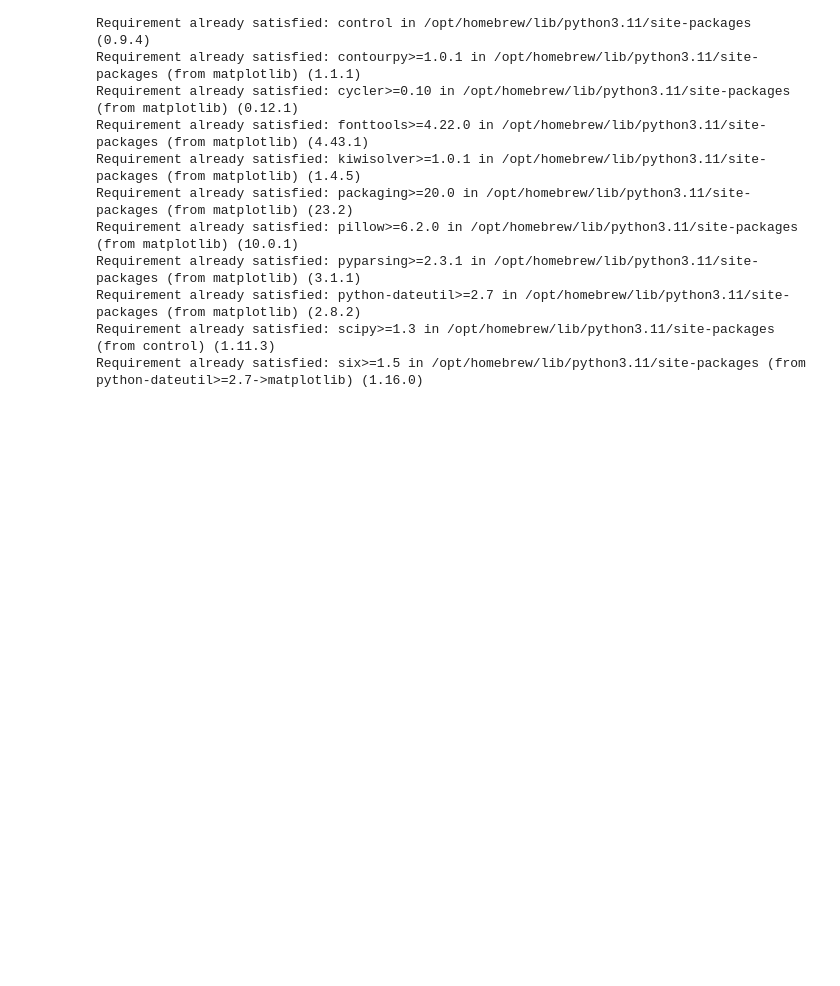
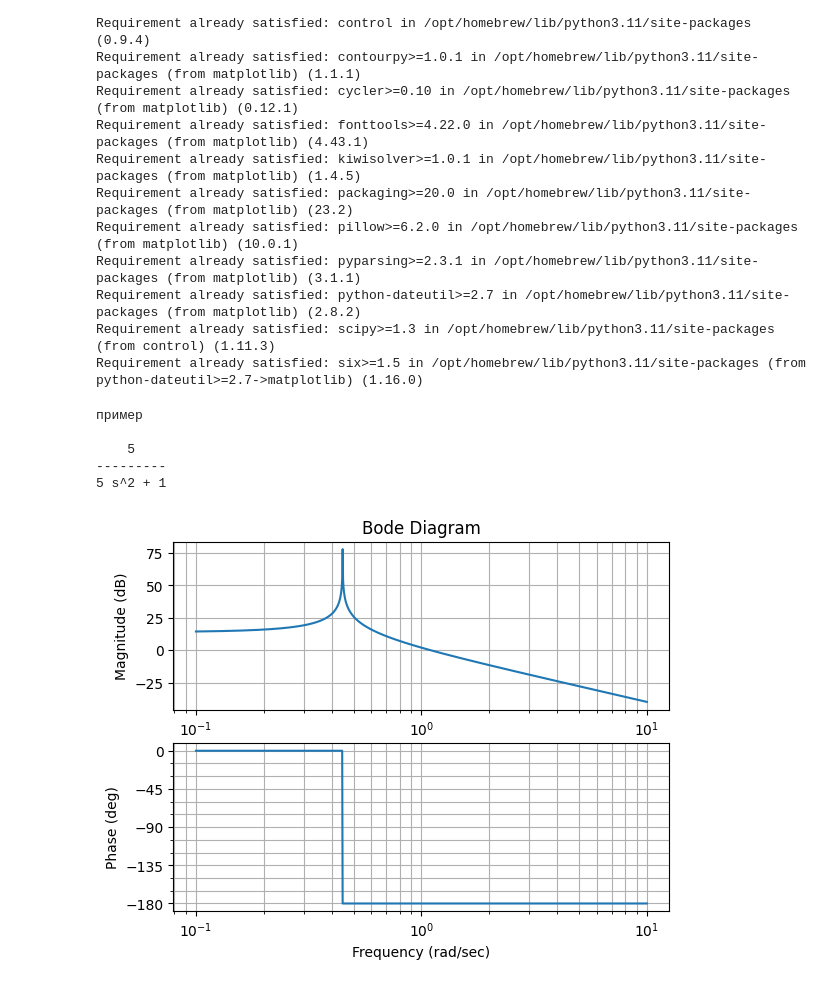
Before and after one commit to khosta77/BMSTU_RL6_Automatic_control_systems, a Jupyter notebook: L02/L02.ipynb, the cells around one changed output. Saved outputs shown, nothing was run; the diff lists cells and outputs as text; code cells hidden in the pictures; blank space fills up the shorter version.

```diff
--- a/L02/L02.ipynb
+++ b/L02/L02.ipynb
@@ -46,3 +46,15 @@ def main(groups):
         plt.close()
 # %%
 main(data)
+# %%
+ftf = ((tf(5, [5, 0, 1]),'пример'))
+print(ftf[1])
+print(ftf[0])
+plotBuild(ftf[0])
+# %% [output]
+пример
+
+    5
+---------
+5 s^2 + 1
+[figure, added]
```
Also changed, not shown: parts of 1 cell of this notebook, 2 other files.
